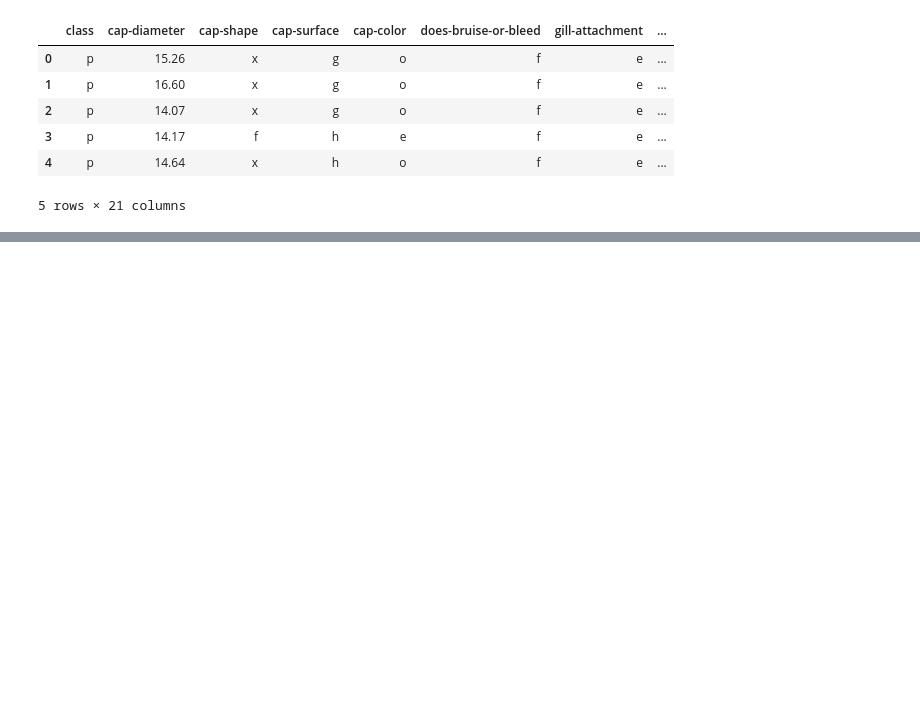
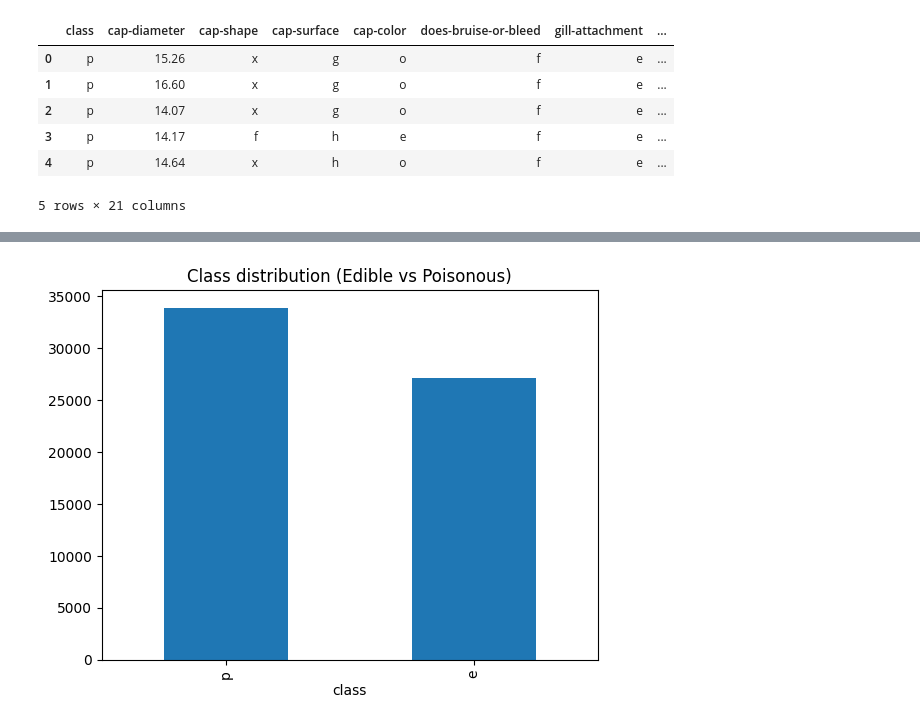
Before and after one commit to huaxel/mushroom-ai, a Jupyter notebook: Assignment.ipynb, the cells around one changed output, grey strips where cells are left out. Cells and saved outputs as stored; diff of their text form; code cells hidden in the pictures; blank space fills up the shorter version.

```diff
--- a/Assignment.ipynb
+++ b/Assignment.ipynb
@@ -61,3 +125,6 @@ You are encouraged to try and see if you can further improve on the models you o
+# %%
+# import and shuffle the data
+mushroom = pd.read_csv("./data/mushroom.csv", sep=";")
 # %%
 mushroom.head()
 # %% [output]
@@ -74,0 +189,14 @@ mushroom.head()
+# %%
+# convert object columns to categorical
+categorical_columns = mushroom.select_dtypes(include=["object"]).columns
+mushroom[categorical_columns] = mushroom[categorical_columns].apply(
+    lambda col: col.astype("category")
+)
+# %%
+# balance between edible and poisonous mushrooms
+mushroom["class"].value_counts().plot(
+    kind="bar", title="Class distribution (Edible vs Poisonous)"
+)
+plt.show()
+# %% [output]
+[figure, added]
```
Also changed, not shown: parts of 78 cells of this notebook.
